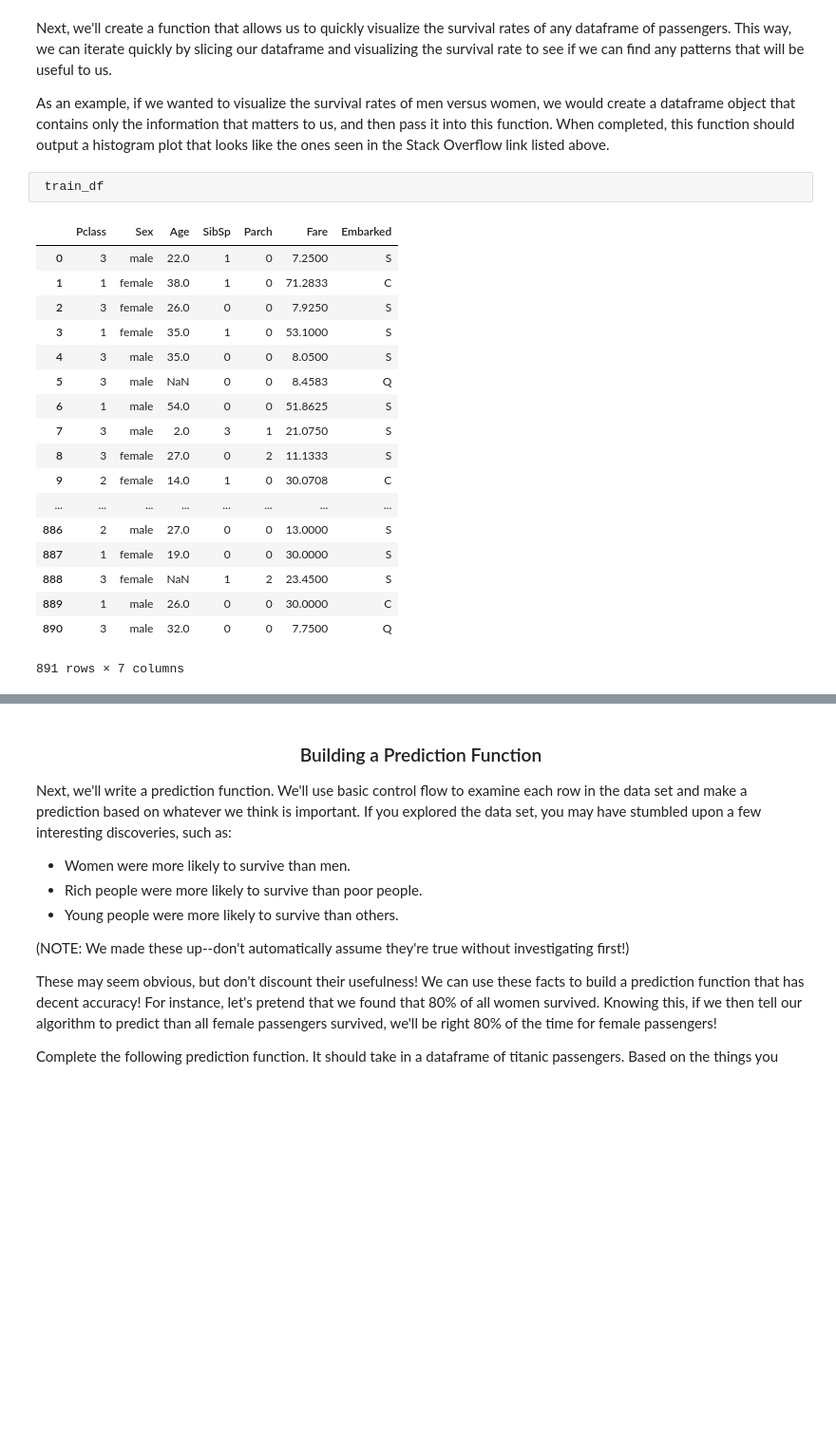
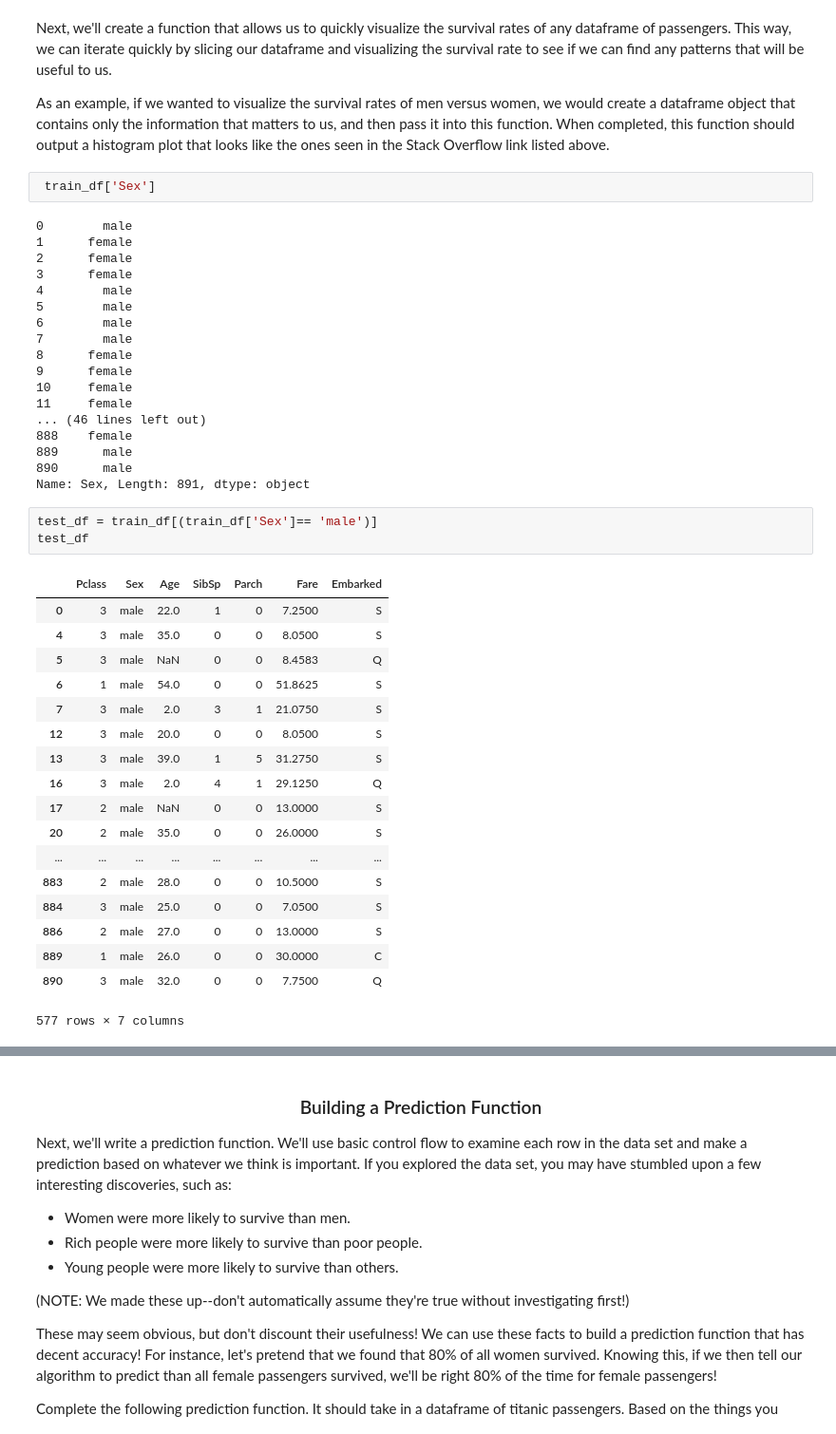
Before and after one commit to Doncurt/DS-2-Machine-Learning, a Jupyter notebook: 00_Titanic_Survival_Prediction.ipynb, the cells around one changed output, grey strips where cells are left out. Shown at 95% size. Drawn from its saved outputs; the diff is of its cells as text; blank space fills up the shorter version.

```diff
--- a/00_Titanic_Survival_Prediction.ipynb
+++ b/00_Titanic_Survival_Prediction.ipynb
@@ -203,26 +203,47 @@ Next, we'll create a function that allows us to quickly visualize the survival r
 
 As an example, if we wanted to visualize the survival rates of men versus women, we would create a dataframe object that contains only the information that matters to us, and then pass it into this function.  When completed, this function should output a histogram plot that looks like the ones seen in the Stack Overflow link listed above.
 # %%
- train_df
+ train_df['Sex']
 # %% [output]
-|  | Pclass | Sex | Age | SibSp | Parch | Fare | Embarked |
-| 0 | 3 | male | 22.0 | 1 | 0 | 7.2500 | S |
-| 1 | 1 | female | 38.0 | 1 | 0 | 71.2833 | C |
-| 2 | 3 | female | 26.0 | 0 | 0 | 7.9250 | S |
-| 3 | 1 | female | 35.0 | 1 | 0 | 53.1000 | S |
-| 4 | 3 | male | 35.0 | 0 | 0 | 8.0500 | S |
-| 5 | 3 | male | NaN | 0 | 0 | 8.4583 | Q |
-| 6 | 1 | male | 54.0 | 0 | 0 | 51.8625 | S |
-| 7 | 3 | male | 2.0 | 3 | 1 | 21.0750 | S |
-| 8 | 3 | female | 27.0 | 0 | 2 | 11.1333 | S |
-| 9 | 2 | female | 14.0 | 1 | 0 | 30.0708 | C |
-| ... | ... | ... | ... | ... | ... | ... | ... |
-| 886 | 2 | male | 27.0 | 0 | 0 | 13.0000 | S |
-| 887 | 1 | female | 19.0 | 0 | 0 | 30.0000 | S |
-| 888 | 3 | female | NaN | 1 | 2 | 23.4500 | S |
-| 889 | 1 | male | 26.0 | 0 | 0 | 30.0000 | C |
-| 890 | 3 | male | 32.0 | 0 | 0 | 7.7500 | Q |
-891 rows × 7 columns
+0        male
+1      female
+2      female
+3      female
+4        male
+5        male
+6        male
+7        male
+8      female
+9      female
+10     female
+11     female
+... (46 lines left out)
+888    female
+889      male
+890      male
+Name: Sex, Length: 891, dtype: object
+# %%
+test_df = train_df[(train_df['Sex']== 'male')]
+test_df
+# %% [output]
+|  | Pclass | Sex | Age | SibSp | Parch | Fare | Embarked |
+| 0 | 3 | male | 22.0 | 1 | 0 | 7.2500 | S |
+| 4 | 3 | male | 35.0 | 0 | 0 | 8.0500 | S |
+| 5 | 3 | male | NaN | 0 | 0 | 8.4583 | Q |
+| 6 | 1 | male | 54.0 | 0 | 0 | 51.8625 | S |
+| 7 | 3 | male | 2.0 | 3 | 1 | 21.0750 | S |
+| 12 | 3 | male | 20.0 | 0 | 0 | 8.0500 | S |
+| 13 | 3 | male | 39.0 | 1 | 5 | 31.2750 | S |
+| 16 | 3 | male | 2.0 | 4 | 1 | 29.1250 | Q |
+| 17 | 2 | male | NaN | 0 | 0 | 13.0000 | S |
+| 20 | 2 | male | 35.0 | 0 | 0 | 26.0000 | S |
+| ... | ... | ... | ... | ... | ... | ... | ... |
+| 883 | 2 | male | 28.0 | 0 | 0 | 10.5000 | S |
+| 884 | 3 | male | 25.0 | 0 | 0 | 7.0500 | S |
+| 886 | 2 | male | 27.0 | 0 | 0 | 13.0000 | S |
+| 889 | 1 | male | 26.0 | 0 | 0 | 30.0000 | C |
+| 890 | 3 | male | 32.0 | 0 | 0 | 7.7500 | Q |
+577 rows × 7 columns
 # %%
 # Create a function used to visualize survival rates for the data frame passed in
 def visualize_survival_rates(dataframe, xlabel=None, ylabel="Count"):
```
Also changed, not shown: parts of 4 cells of this notebook.
